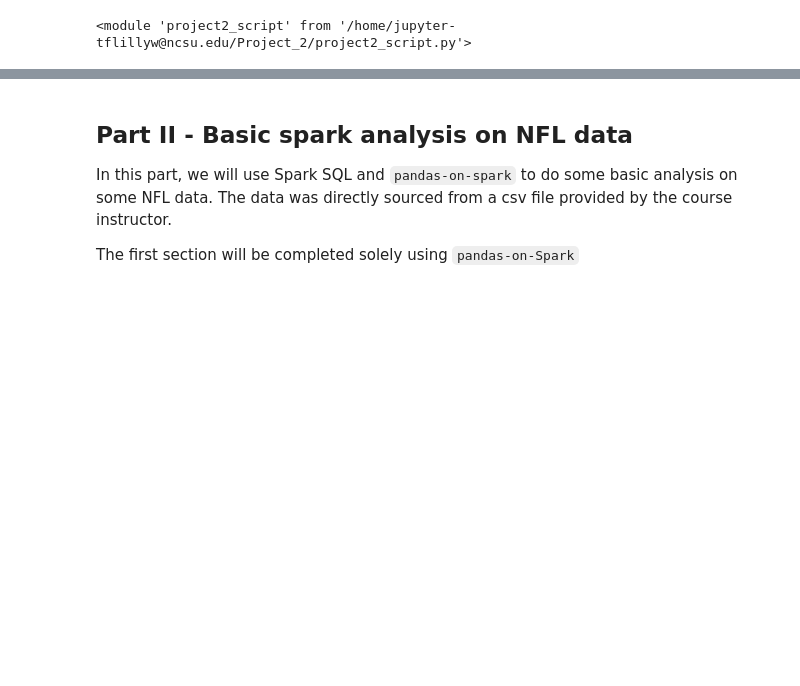
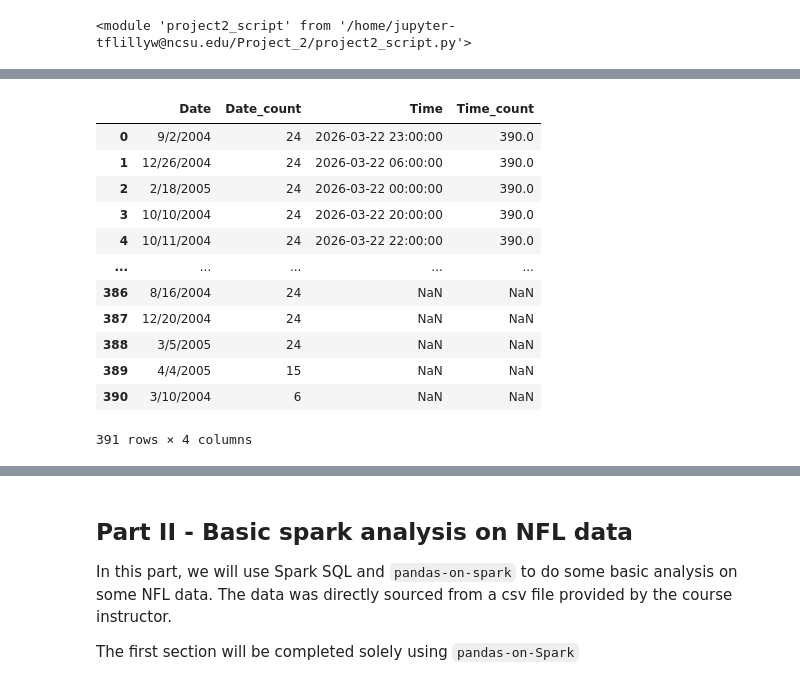
Before and after one commit to trevorlillywhite/_Project2_Lillywhite_NCSUST554, a Jupyter notebook: Project2_Lillywhite_NCSU_ST554.ipynb, the cells around one changed output, grey strips where cells are left out. Drawn from its saved outputs; the diff is of its cells as text; code cells hidden in the pictures; blank space fills up the shorter version.

```diff
--- a/Project2_Lillywhite_NCSU_ST554.ipynb
+++ b/Project2_Lillywhite_NCSU_ST554.ipynb
@@ -180,0 +698,17 @@ Here, we will just show use of one method call since we previously demonstrated
+# %%
+test25 = air_data.find_counts(column1='Date', column2='Time')
+test25
+# %% [output]
+|  | Date | Date_count | Time | Time_count |
+| 0 | 9/2/2004 | 24 | 2026-03-22 23:00:00 | 390.0 |
+| 1 | 12/26/2004 | 24 | 2026-03-22 06:00:00 | 390.0 |
+| 2 | 2/18/2005 | 24 | 2026-03-22 00:00:00 | 390.0 |
+| 3 | 10/10/2004 | 24 | 2026-03-22 20:00:00 | 390.0 |
+| 4 | 10/11/2004 | 24 | 2026-03-22 22:00:00 | 390.0 |
+| ... | ... | ... | ... | ... |
+| 386 | 8/16/2004 | 24 | NaN | NaN |
+| 387 | 12/20/2004 | 24 | NaN | NaN |
+| 388 | 3/5/2005 | 24 | NaN | NaN |
+| 389 | 4/4/2005 | 15 | NaN | NaN |
+| 390 | 3/10/2004 | 6 | NaN | NaN |
+391 rows × 4 columns
```
Also changed, not shown: parts of 123 cells of this notebook.
